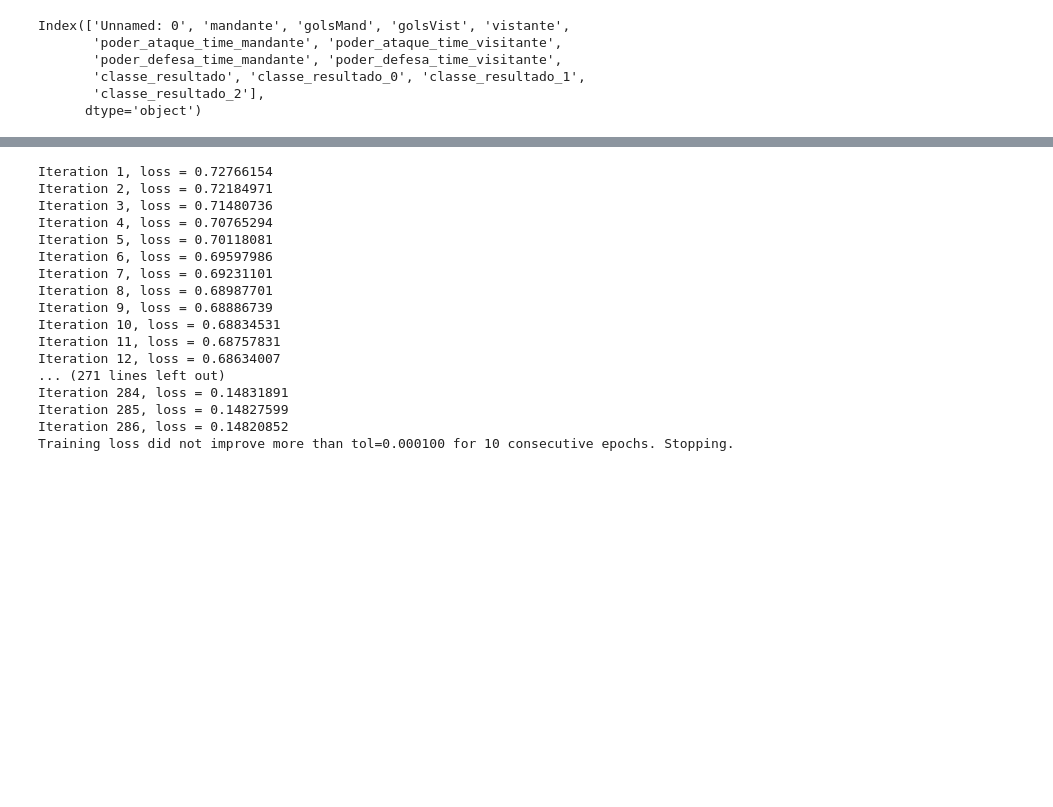
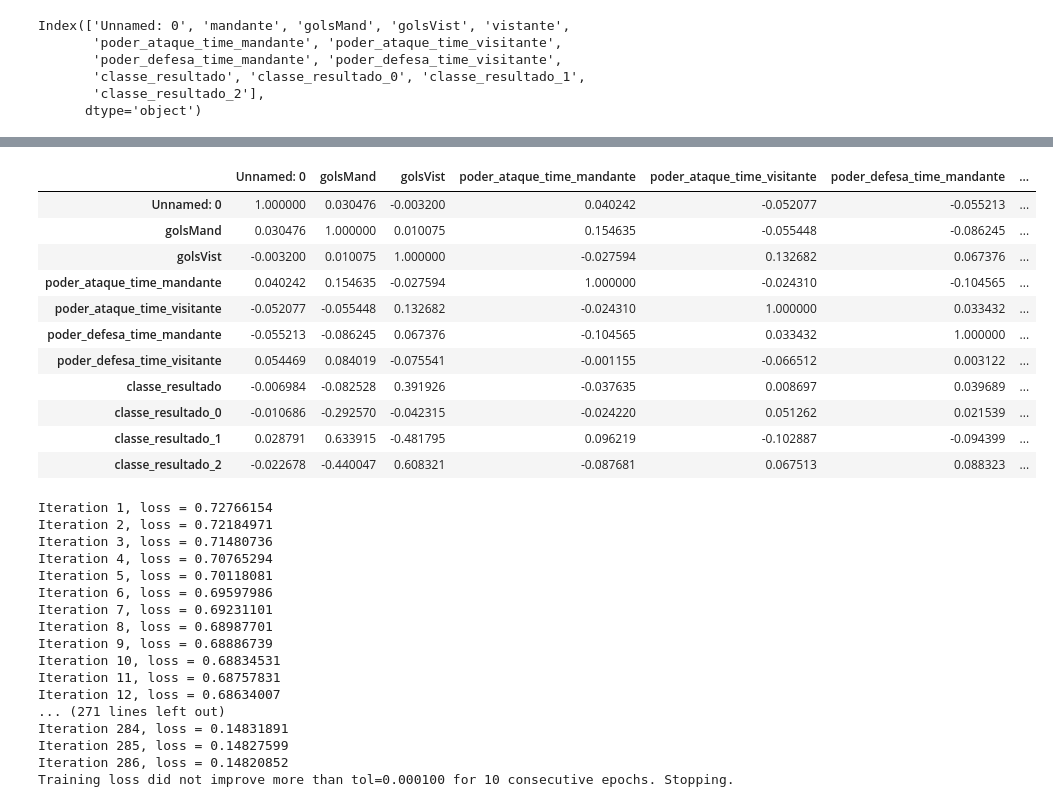
Before and after one commit to paulopetrillo/PROJETO_IFMA_SOFTEX, a Jupyter notebook: PROJETO_IFMA_SOFTEX_ONE_HOT_ENC.ipynb, the cells around one changed output, grey strips where cells are left out. Drawn from its saved outputs; the diff is of its cells as text; code cells hidden in the pictures; blank space fills up the shorter version.

Commit message:
Correlações (Pearson)

```diff
--- a/PROJETO_IFMA_SOFTEX_ONE_HOT_ENC.ipynb
+++ b/PROJETO_IFMA_SOFTEX_ONE_HOT_ENC.ipynb
@@ -181,3 +154,19 @@ DataFrame_Geral.head()
+# %%
+# Correlação de Pearson
+DataFrame_Geral.corr(method='pearson')
+# %% [output]
+|  | Unnamed: 0 | golsMand | golsVist | poder_ataque_time_mandante | poder_ataque_time_visitante | poder_defesa_time_mandante | ... |
+| Unnamed: 0 | 1.000000 | 0.030476 | -0.003200 | 0.040242 | -0.052077 | -0.055213 | ... |
+| golsMand | 0.030476 | 1.000000 | 0.010075 | 0.154635 | -0.055448 | -0.086245 | ... |
+| golsVist | -0.003200 | 0.010075 | 1.000000 | -0.027594 | 0.132682 | 0.067376 | ... |
+| poder_ataque_time_mandante | 0.040242 | 0.154635 | -0.027594 | 1.000000 | -0.024310 | -0.104565 | ... |
+| poder_ataque_time_visitante | -0.052077 | -0.055448 | 0.132682 | -0.024310 | 1.000000 | 0.033432 | ... |
+| poder_defesa_time_mandante | -0.055213 | -0.086245 | 0.067376 | -0.104565 | 0.033432 | 1.000000 | ... |
+| poder_defesa_time_visitante | 0.054469 | 0.084019 | -0.075541 | -0.001155 | -0.066512 | 0.003122 | ... |
+| classe_resultado | -0.006984 | -0.082528 | 0.391926 | -0.037635 | 0.008697 | 0.039689 | ... |
+| classe_resultado_0 | -0.010686 | -0.292570 | -0.042315 | -0.024220 | 0.051262 | 0.021539 | ... |
+| classe_resultado_1 | 0.028791 | 0.633915 | -0.481795 | 0.096219 | -0.102887 | -0.094399 | ... |
+| classe_resultado_2 | -0.022678 | -0.440047 | 0.608321 | -0.087681 | 0.067513 | 0.088323 | ... |
 # %%
 # Variável para esclha do dataframe utilizado no modelo de rede neurais
 dataframe_escolhido = DataFrame_Geral
```
Also changed, not shown: parts of 7 cells of this notebook.
